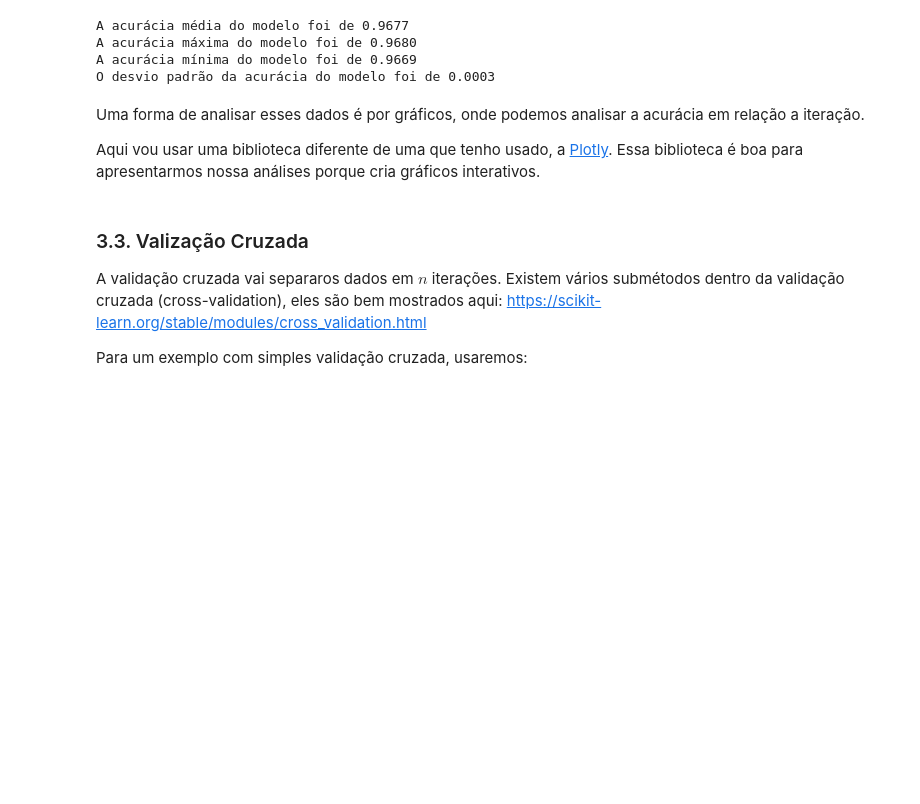
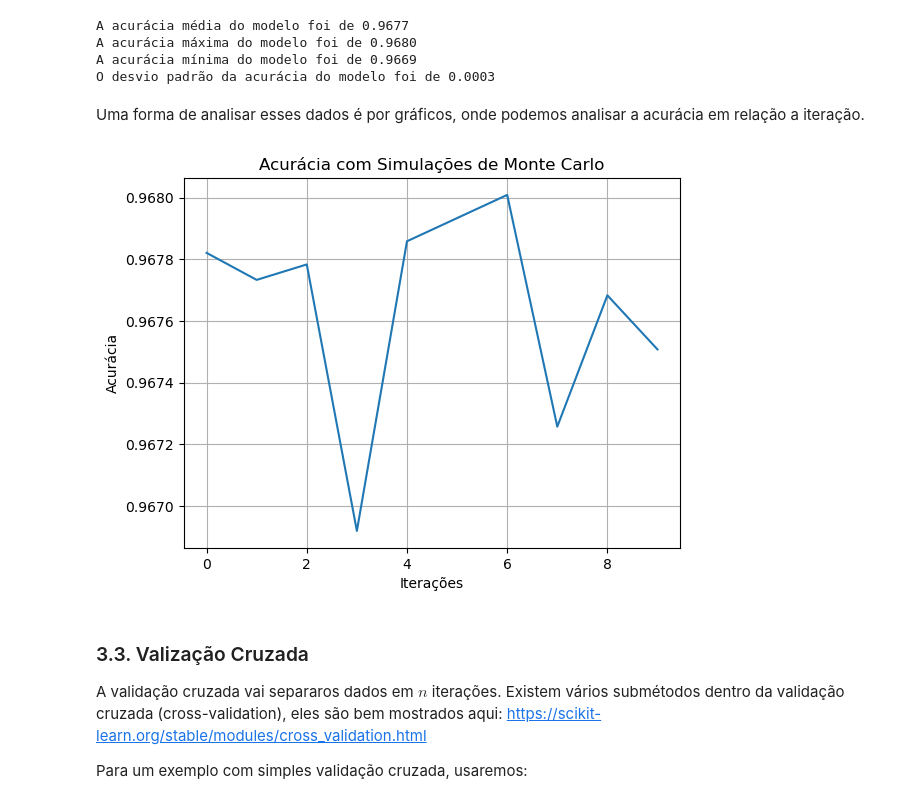
Before and after one commit to paeslemesa/tutoriaisPython, a Jupyter notebook: 07_Dividindo_Amostras_Treino_e_Teste.ipynb, the cells around one changed output. Cells and saved outputs as stored; diff of their text form; code cells hidden in the pictures; blank space fills up the shorter version.

Commit message:
Atualizar Tutoria 07 - passei a usar matplotlib

```diff
--- a/07_Dividindo_Amostras_Treino_e_Teste.ipynb
+++ b/07_Dividindo_Amostras_Treino_e_Teste.ipynb
@@ -179,5 +179,3 @@ A acurácia mínima do modelo foi de 0.9669
 O desvio padrão da acurácia do modelo foi de 0.0003
 # %% [markdown]
 Uma forma de analisar esses dados é por gráficos, onde podemos analisar a acurácia em relação a iteração.
-
-Aqui vou usar uma biblioteca diferente de uma que tenho usado, a [Plotly](https://plotly.com/python/). Essa biblioteca é boa para apresentarmos nossa análises porque cria gráficos interativos.
@@ -193,3 +182,14 @@ fig.show()
+# %%
+fig, ax = plt.subplots()
+ax.plot(range(len(acuracia_monteCarlo)), acuracia_monteCarlo)
+
+ax.set(xlabel='Iterações', ylabel='Acurácia',
+       title='Acurácia com Simulações de Monte Carlo')
+ax.grid()
+
+plt.show()
+# %% [output]
+[figure, added]
 # %% [markdown]
 ### 3.3. Valização Cruzada
 
```
Also changed, not shown: parts of 6 cells of this notebook.
